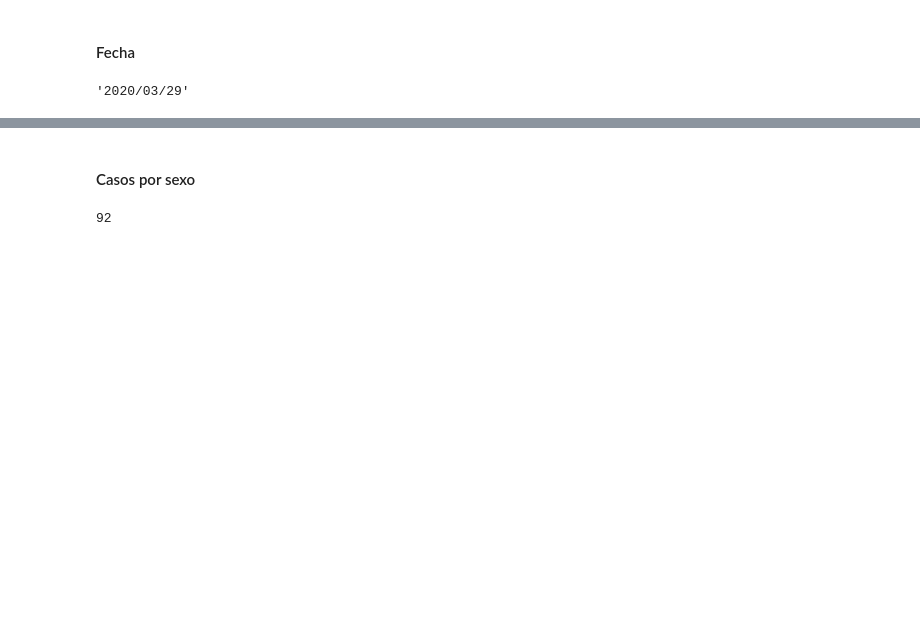
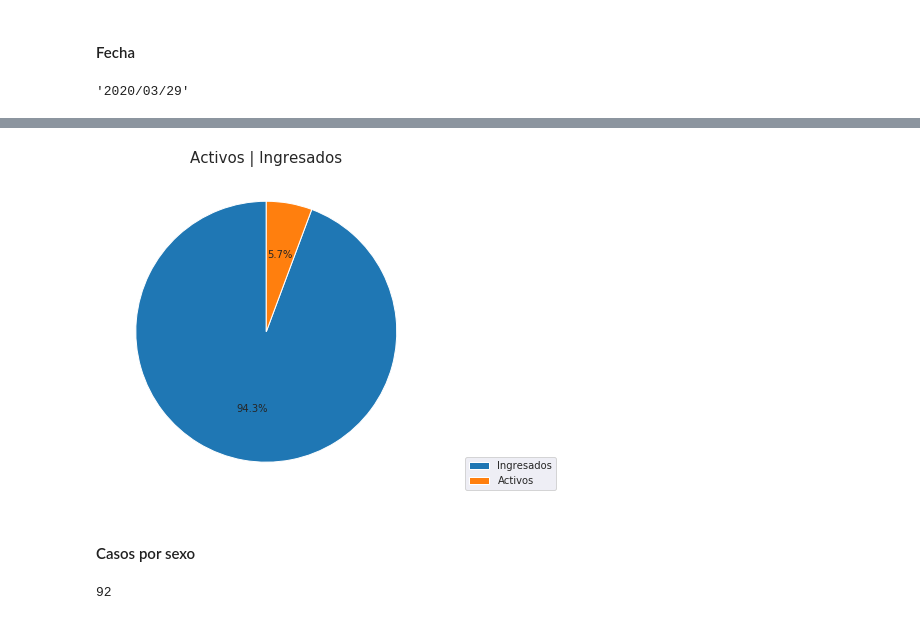
Before and after one commit to luiscib3r/COVID19-Cuba, a Jupyter notebook: covid19cubadata.ipynb, the cells around one changed output, grey strips where cells are left out. Cells and saved outputs as stored; diff of their text form; code cells hidden in the pictures; blank space fills up the shorter version.

```diff
--- a/covid19cubadata.ipynb
+++ b/covid19cubadata.ipynb
@@ -104,7 +104,8 @@ sum(muertes)
 # %% [markdown]
 #### Activos
 # %%
-sum(diagnosticados) - (sum(recuperados) + sum(evacuados) + sum(muertes))
+activos = sum(diagnosticados) - (sum(recuperados) + sum(evacuados) + sum(muertes))
+activos
 # %% [output]
 161
 # %% [markdown]
@@ -118,3 +133,11 @@ data['casos']['dias'][last_day]['fecha']
+# %%
+plt.figure(figsize=(10,6))
+plt.title('Activos | Ingresados', fontsize=15)
+wedges, _, _  = plt.pie([ingresados, activos], autopct='%1.1f%%', startangle=90)
+plt.legend(wedges, ['Ingresados', 'Activos'], loc='lower center', bbox_to_anchor=(1,0,0.5,1))
+plt.show()
+# %% [output]
+[figure, added]
 # %% [markdown]
 #### Casos por sexo
 # %%
```
Also changed, not shown: parts of 2 cells of this notebook.
